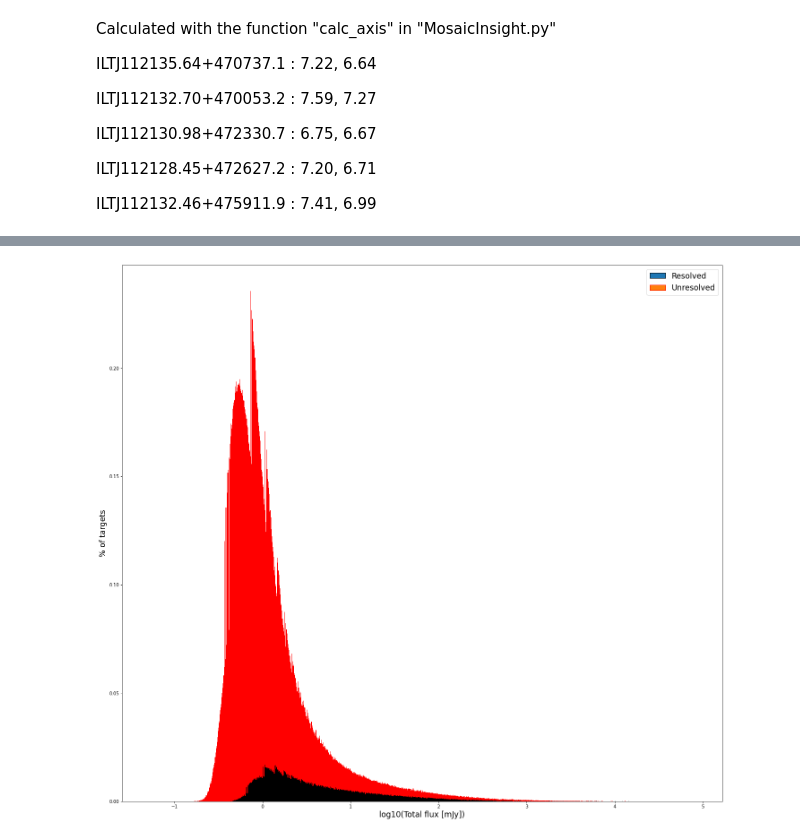
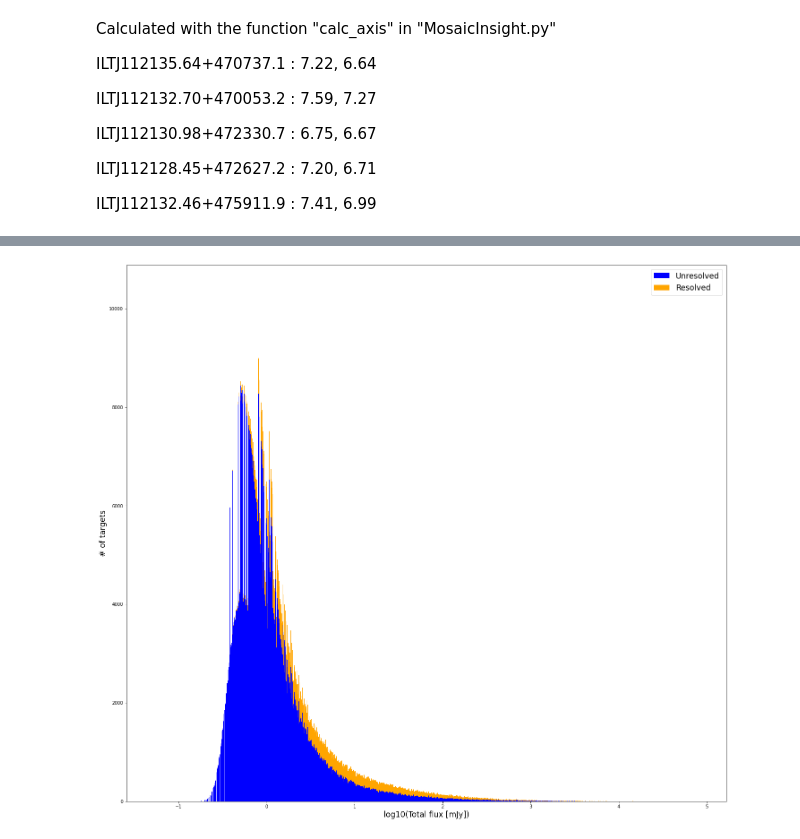
Before and after one commit to ADnothing/M1_Internship, a Jupyter notebook: Catalog_analysis.ipynb, the cells around one changed output, grey strips where cells are left out. Saved outputs shown, nothing was run; the diff lists cells and outputs as text; code cells hidden in the pictures.

```diff
--- a/Catalog_analysis.ipynb
+++ b/Catalog_analysis.ipynb
@@ -522,16 +518,12 @@ plt.show()
 # %%
-hist_nores, _ = np.histogram(np.log10(Total_flux[Maj<12]), bins)
-norm_hist_nores = 100*hist_nores/len(Total_flux)
-hist_res, _ = np.histogram(np.log10(Total_flux[Maj>=12]), bins)
-norm_hist_res = 100*hist_res/len(Total_flux)
-
 plt.figure(figsize=(24,22))
-plt.bar(bins[:-1],norm_hist_res, edgecolor='black', width=(bins[1:]-bins[:-1]).mean(), label='Resolved')
-plt.bar(bins[:-1],norm_hist_nores, bottom=norm_hist_res, edgecolor='red', width=(bins[1:]-bins[:-1]).mean(), label='Unresolved')
+plt.hist([np.log10(Total_flux[Maj<12]), np.log10(Total_flux[Maj>=12])],
+         bins=bins, color=["blue", "orange"],
+         label=['Unresolved', 'Resolved'],
+         histtype = 'barstacked')
 plt.xlabel("log10(Total flux [mJy])", size='xx-large')
-plt.ylabel("% of targets", size='xx-large')
+plt.ylabel("# of targets", size='xx-large')
 plt.legend(fontsize="xx-large")
-#plt.savefig('fig/flux_hist_6.pdf')
 plt.show()
 # %% [output]
-[figure, old version]
+[figure, new version]
```
Also changed, not shown: parts of 7 cells of this notebook.
